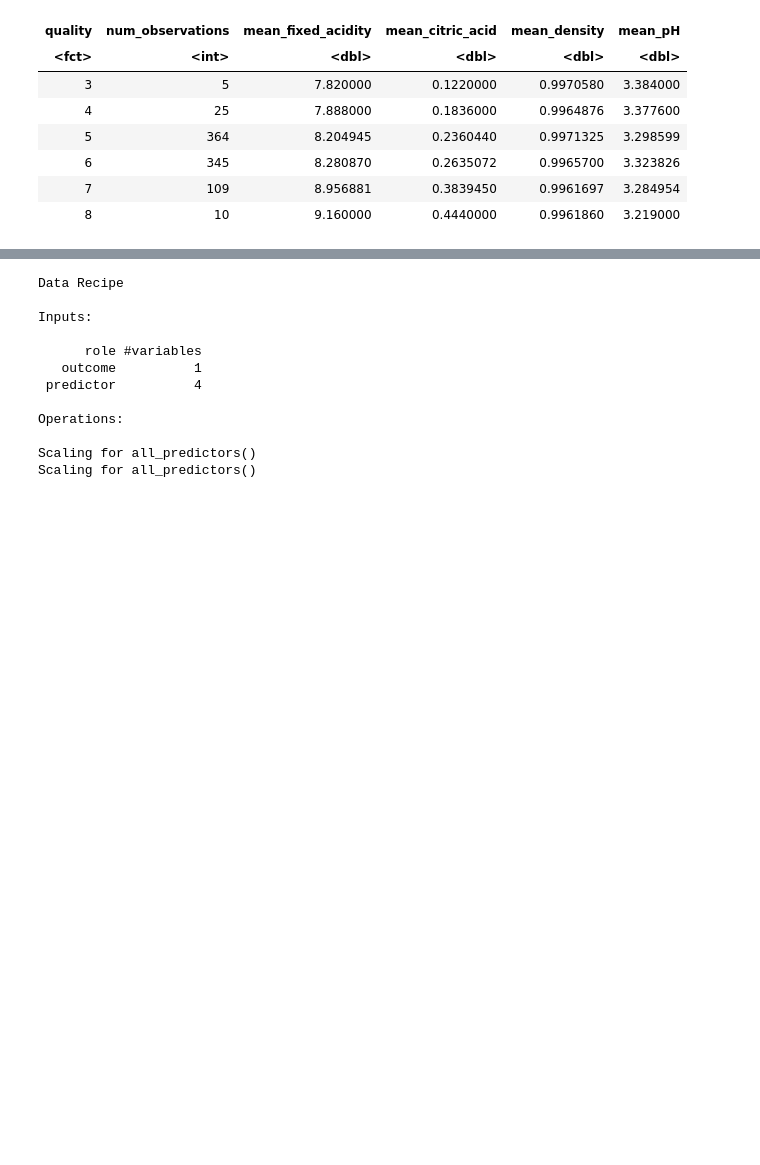
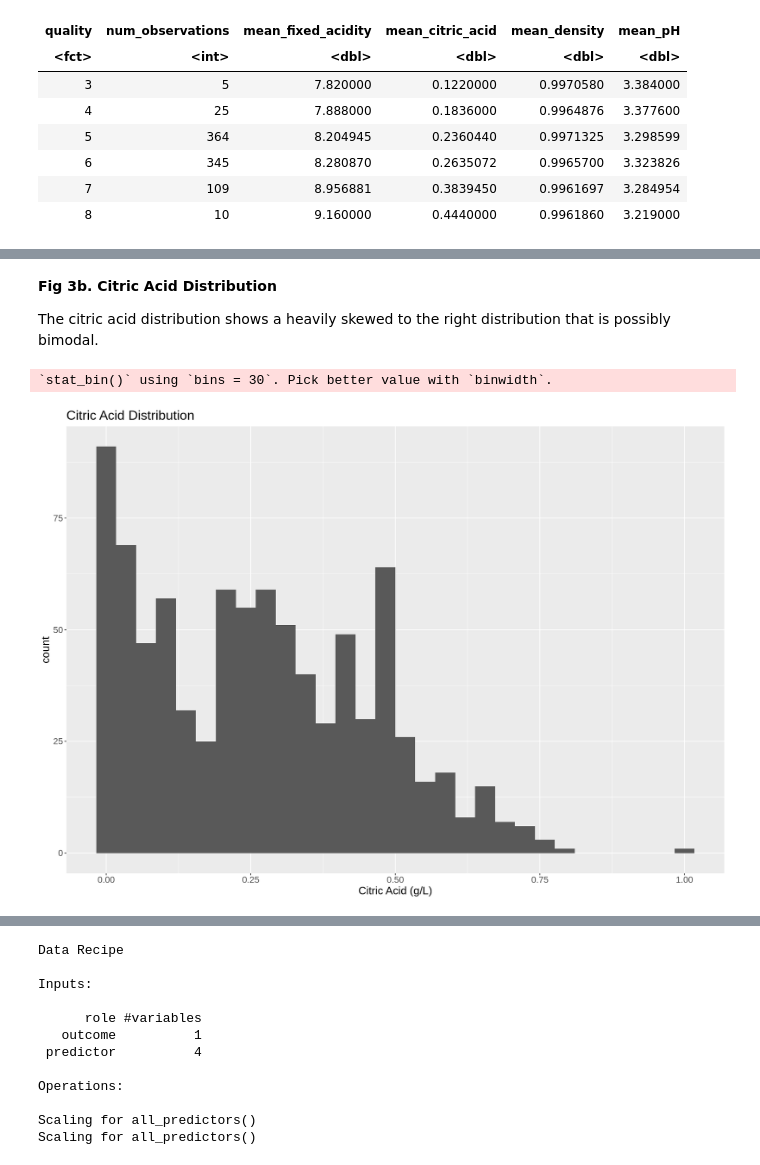
Before and after one commit to allisonml/DSCI-Proposal, a Jupyter notebook: project_proposal.ipynb, the cells around one changed output, grey strips where cells are left out. Saved outputs shown, nothing was run; the diff lists cells and outputs as text; code cells hidden in the pictures; blank space fills up the shorter version.

```diff
--- a/project_proposal.ipynb
+++ b/project_proposal.ipynb
@@ -223,0 +232,18 @@ grid.arrange(fixed_hist, citric_hist, density_hist, pH_hist, ncol = 1)
+# %% [markdown]
+**Fig 3b. Citric Acid Distribution**
+
+The citric acid distribution shows a heavily skewed to the right distribution that is possibly bimodal.
+# %%
+options(repr.plot.width=14, repr.plot.height=10)
+
+citric_hist <- training_data %>%
+    ggplot(aes(x=citric_acid)) +
+    geom_histogram() +
+    theme(text = element_text(size = 16)) +
+    labs(x="Citric Acid (g/L)")+
+    ggtitle("Citric Acid Distribution")
+
+citric_hist
+# %% [output]
+`stat_bin()` using `bins = 30`. Pick better value with `binwidth`.
+[figure, added]
```
Also changed, not shown: parts of 32 cells of this notebook.
